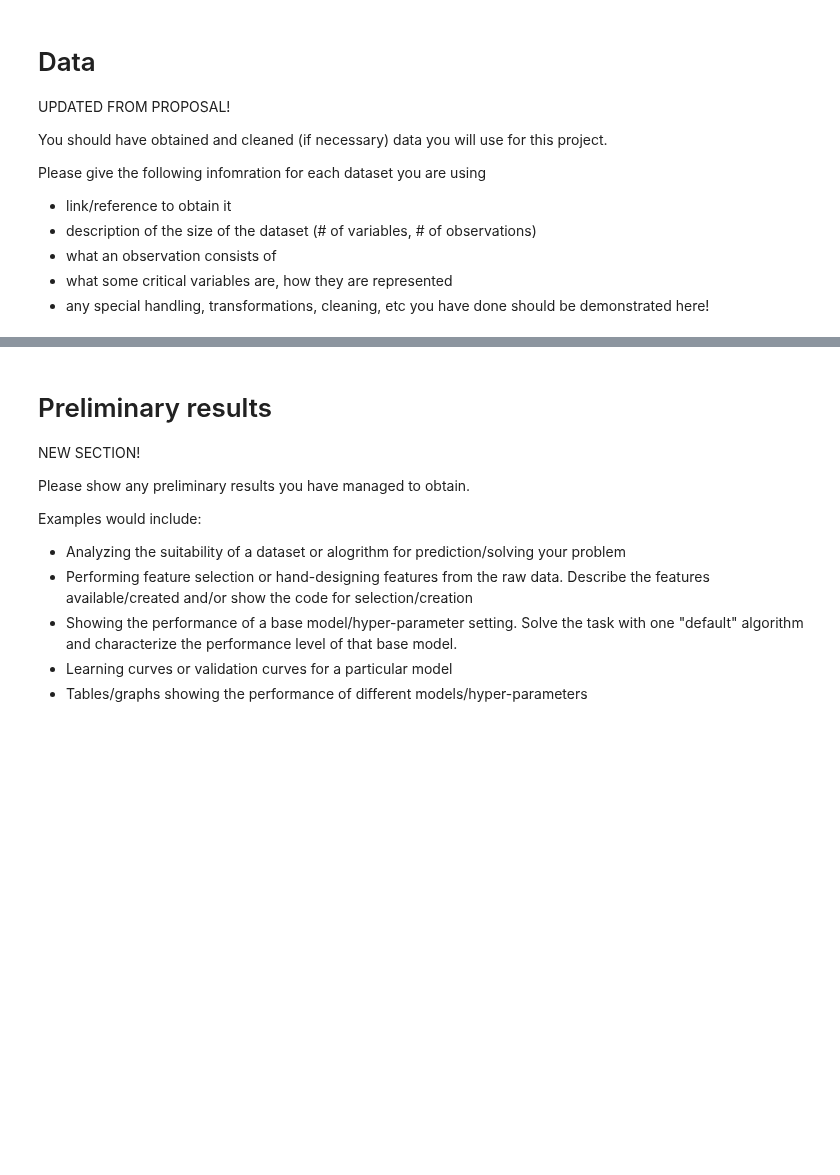
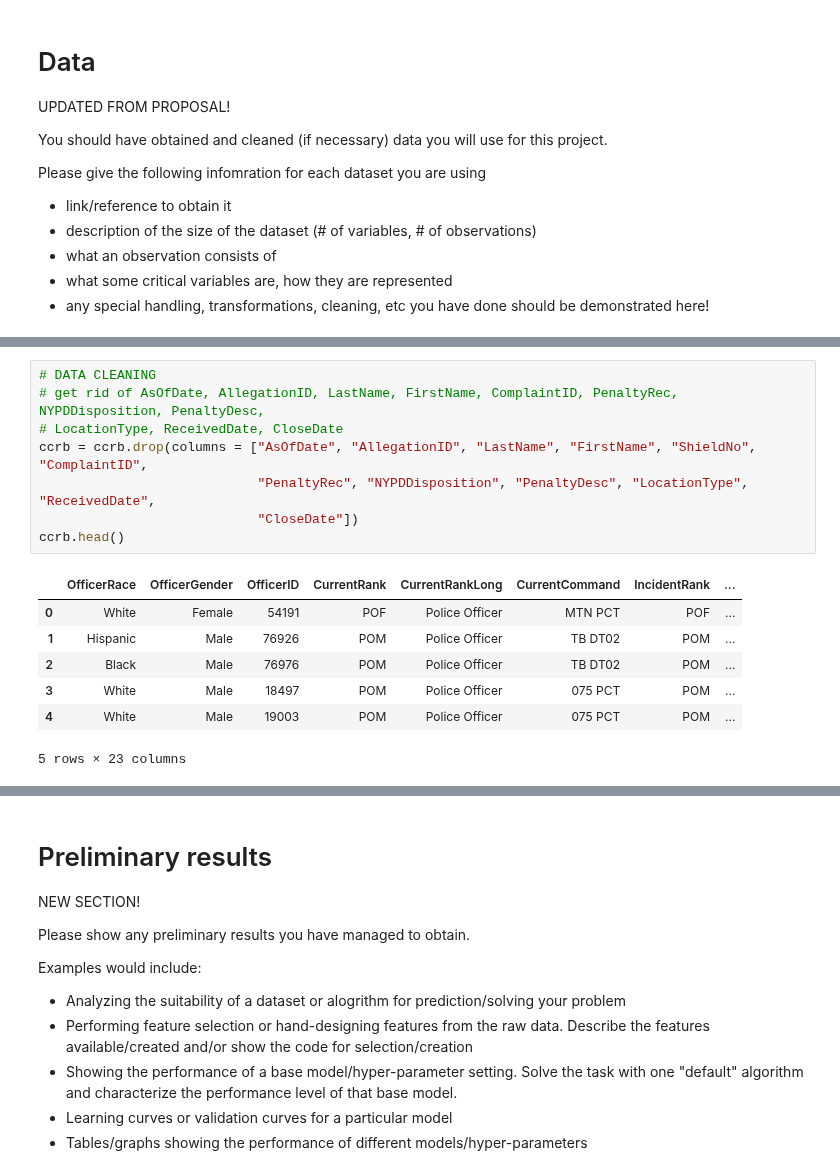
Before and after one commit to COGS118A/Group015-Wi23, a Jupyter notebook: CheckpointGroup015-Wi23.ipynb, the cells around one changed output, grey strips where cells are left out. Cells and saved outputs as stored; diff of their text form; blank space fills up the shorter version.

```diff
--- a/CheckpointGroup015-Wi23.ipynb
+++ b/CheckpointGroup015-Wi23.ipynb
@@ -56,0 +107,16 @@ Propose at least one evaluation metric that can be used to quantify the performa
+# %%
+# DATA CLEANING
+# get rid of AsOfDate, AllegationID, LastName, FirstName, ComplaintID, PenaltyRec, NYPDDisposition, PenaltyDesc,
+# LocationType, ReceivedDate, CloseDate
+ccrb = ccrb.drop(columns = ["AsOfDate", "AllegationID", "LastName", "FirstName", "ShieldNo", "ComplaintID",
+                            "PenaltyRec", "NYPDDisposition", "PenaltyDesc", "LocationType", "ReceivedDate",
+                            "CloseDate"])
+ccrb.head()
+# %% [output]
+|  | OfficerRace | OfficerGender | OfficerID | CurrentRank | CurrentRankLong | CurrentCommand | IncidentRank | ... |
+| 0 | White | Female | 54191 | POF | Police Officer | MTN PCT | POF | ... |
+| 1 | Hispanic | Male | 76926 | POM | Police Officer | TB DT02 | POM | ... |
+| 2 | Black | Male | 76976 | POM | Police Officer | TB DT02 | POM | ... |
+| 3 | White | Male | 18497 | POM | Police Officer | 075 PCT | POM | ... |
+| 4 | White | Male | 19003 | POM | Police Officer | 075 PCT | POM | ... |
+5 rows × 23 columns
```
Also changed, not shown: parts of 25 cells of this notebook, 2 other files.
